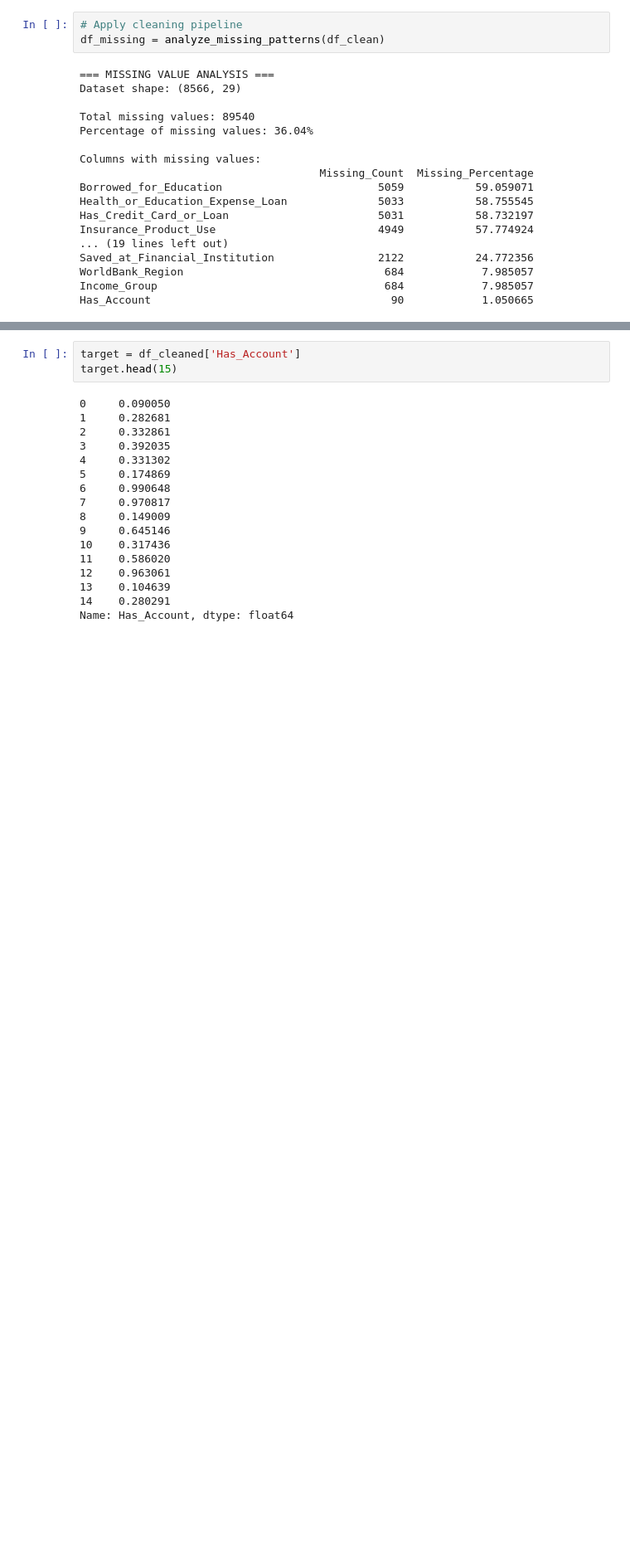
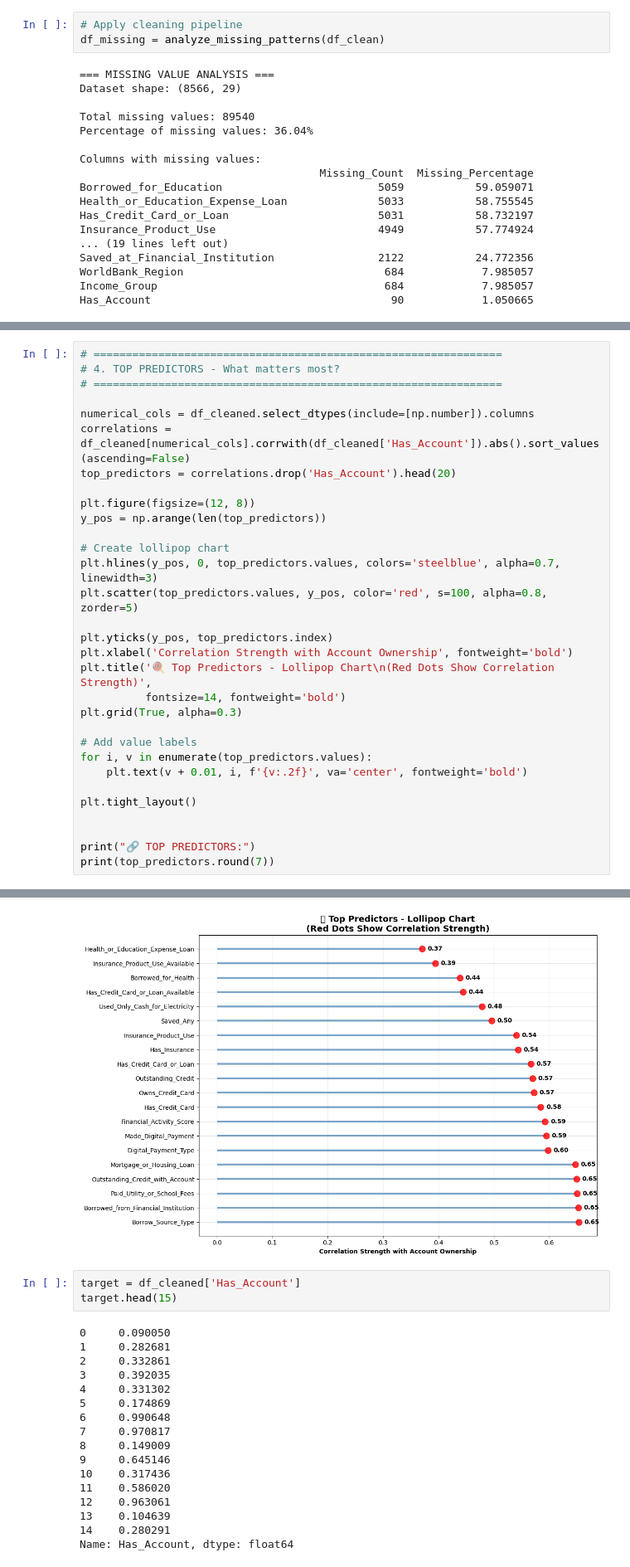
Before and after one commit to VAL-Jerono/FinScope, a Jupyter notebook: FinInclusion.ipynb, the cells around one changed output, grey strips where cells are left out. Shown: that part at 83% size. Drawn from its saved outputs; the diff is of its cells as text; blank space fills up the shorter version.

```diff
--- a/FinInclusion.ipynb
+++ b/FinInclusion.ipynb
@@ -1040,0 +784,32 @@ def plot_feature_importance_comparison(df, selected_features, target_col='Has_Ac
+# %%
+# ===============================================================
+# 4. TOP PREDICTORS - What matters most?
+# ===============================================================
+
+numerical_cols = df_cleaned.select_dtypes(include=[np.number]).columns
+correlations = df_cleaned[numerical_cols].corrwith(df_cleaned['Has_Account']).abs().sort_values(ascending=False)
+top_predictors = correlations.drop('Has_Account').head(20)
+
+plt.figure(figsize=(12, 8))
+y_pos = np.arange(len(top_predictors))
+
+# Create lollipop chart
+plt.hlines(y_pos, 0, top_predictors.values, colors='steelblue', alpha=0.7, linewidth=3)
+plt.scatter(top_predictors.values, y_pos, color='red', s=100, alpha=0.8, zorder=5)
+
+plt.yticks(y_pos, top_predictors.index)
+plt.xlabel('Correlation Strength with Account Ownership', fontweight='bold')
+plt.title('🍭 Top Predictors - Lollipop Chart\n(Red Dots Show Correlation Strength)',
+          fontsize=14, fontweight='bold')
+plt.grid(True, alpha=0.3)
+
+# Add value labels
+for i, v in enumerate(top_predictors.values):
+    plt.text(v + 0.01, i, f'{v:.2f}', va='center', fontweight='bold')
+
+plt.tight_layout()
+
+
+print("🔗 TOP PREDICTORS:")
+print(top_predictors.round(7))
+# %% [output]
@@ -1041,3 +833,4 @@ def plot_feature_importance_comparison(df, selected_features, target_col='Has_Ac
+[figure, added]
 # %%
 target = df_cleaned['Has_Account']
 target.head(15)
```
Also changed, not shown: parts of 18 cells of this notebook.
